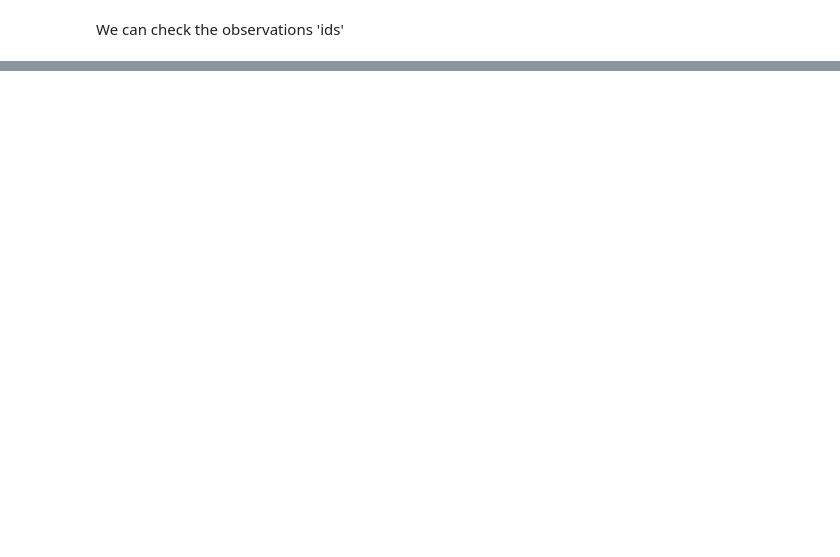
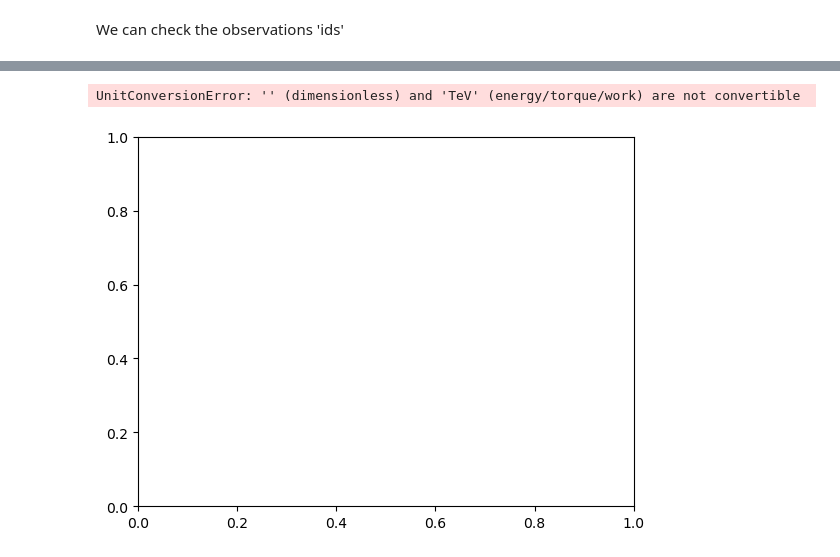
Before and after one commit to datacamp-astro/2022-arqus-bergen, a Jupyter notebook: hands_on/2_data_astro/astrodata_intro_gammapy.ipynb, the cells around one changed output, grey strips where cells are left out. Saved outputs shown, nothing was run; the diff lists cells and outputs as text; code cells hidden in the pictures; blank space fills up the shorter version.

```diff
--- a/hands_on/2_data_astro/astrodata_intro_gammapy.ipynb
+++ b/hands_on/2_data_astro/astrodata_intro_gammapy.ipynb
@@ -203,3 +186,0 @@ observations
-# %%
-# also not working as suggested instead
-events = observations.events
@@ -339,0 +232,13 @@ plt.plot(dx,dy,marker='s', markersize='0.2',linewidth='0')
+# %%
+# The binning should be defined first
+binning = np.logspace(-2,1,20)
+
+plt.hist(en,bins=binning,alpha=0.6,log=True)
+plt.xscale('log')
+
+plt.xlabel('Energy [TeV]')
+plt.ylabel('Counts')
+plt.title('Energy distribution')
+# %% [output]
+UnitConversionError: '' (dimensionless) and 'TeV' (energy/torque/work) are not convertible
+[figure, added]
```
Also changed, not shown: parts of 51 cells of this notebook.
